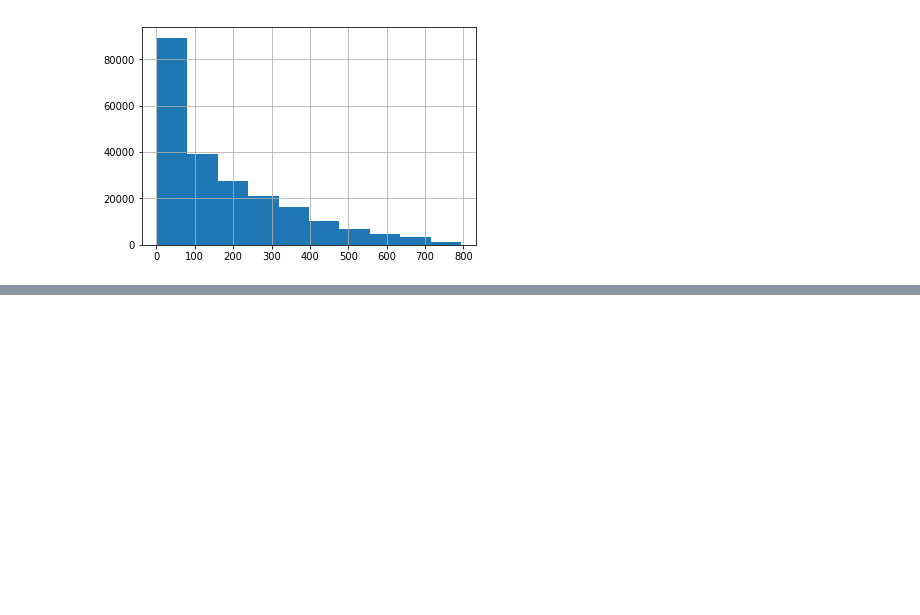
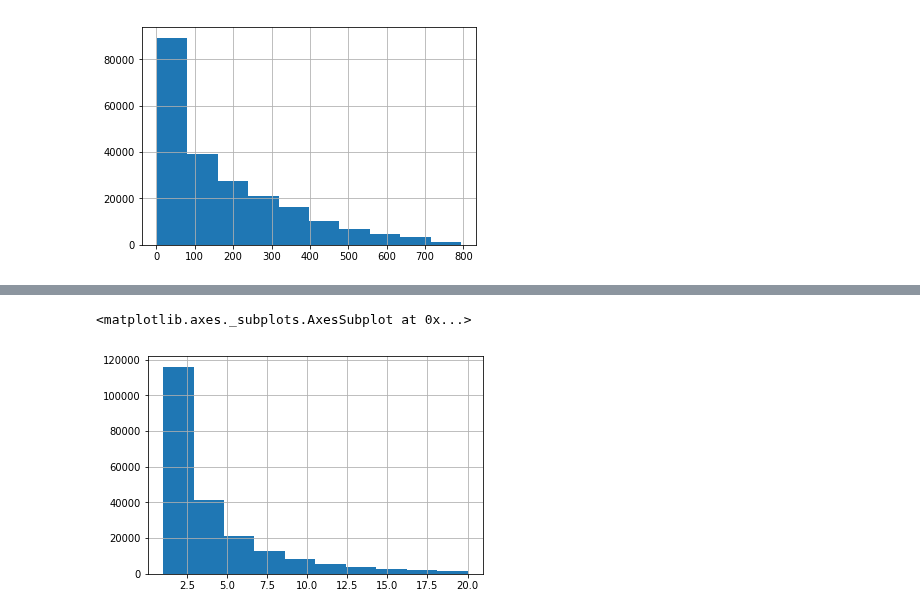
Before and after one commit to dfadeeff/AMZ_Projects, a Jupyter notebook: VOD_cohorts.ipynb, the cells around one changed output, grey strips where cells are left out. Saved outputs shown, nothing was run; the diff lists cells and outputs as text; code cells hidden in the pictures; blank space fills up the shorter version.

Commit message:
Add units before first EST

```diff
--- a/VOD_cohorts.ipynb
+++ b/VOD_cohorts.ipynb
@@ -201,0 +215,16 @@ t['diff_btw_first_EST_first_ever'].hist()
+# %%
+def get_before_first_EST(df):
+    mixed_class = df[df['class'] == 'Mixed'][['encrypted_customer_Id',
+                                                  'first_purchase','transaction_date','content_type',
+                                                  'transaction']]
+    m = pd.merge(left=mixed_class, right=t,left_on='encrypted_customer_Id',right_on='encrypted_customer_Id',how='left')
+    n = pd.DataFrame(m[m['transaction_date_x'] < m['transaction_date_y']].groupby('encrypted_customer_Id')['transaction_x'].sum().reset_index())
+    final = pd.merge(left=t[['encrypted_customer_Id']], right=n,
+                left_on='encrypted_customer_Id',right_on='encrypted_customer_Id', how ='left')
+    final = final.fillna(0)
+    return final
+# %%
+final = get_before_first_EST(df_new)
+# %%
+final['units_before_first_EST'] = final['transaction_x'] + 1
+final.head()
@@ -201,0 +254,5 @@ t['diff_btw_first_EST_first_ever'].hist()
+# %%
+final['units_before_first_EST'].hist(range = (1,20))
+# %% [output]
+<matplotlib.axes._subplots.AxesSubplot at 0x...>
+[figure, added]
```
Also changed, not shown: parts of 10 cells of this notebook.
